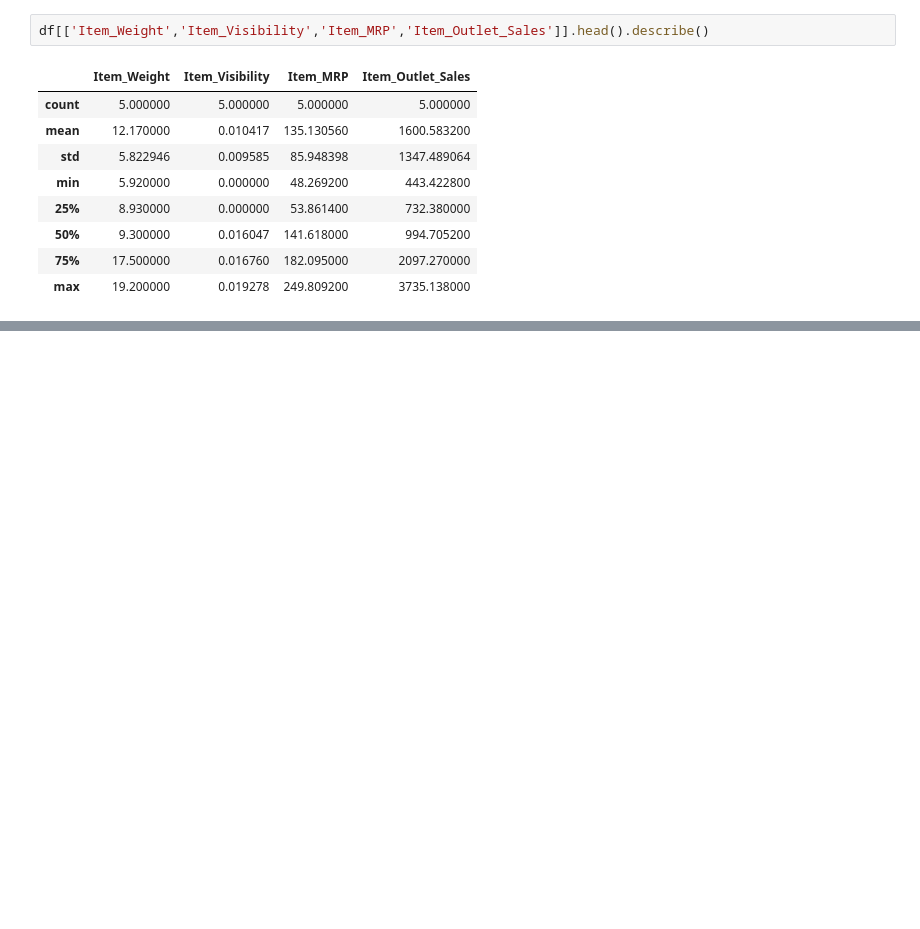
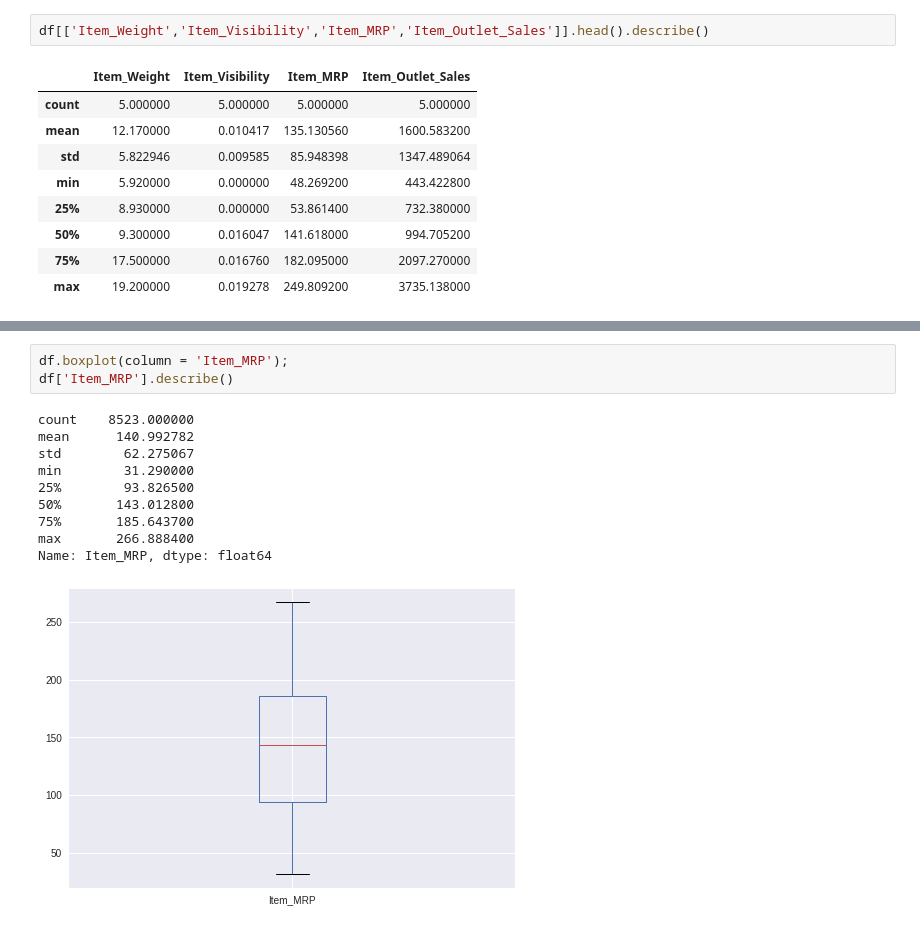
Before and after one commit to robsworld718/food-sales-predictions, a Jupyter notebook: food_sales_predictions.ipynb, the cells around one changed output, grey strips where cells are left out. Saved outputs shown, nothing was run; the diff lists cells and outputs as text; blank space fills up the shorter version.

```diff
--- a/food_sales_predictions.ipynb
+++ b/food_sales_predictions.ipynb
@@ -192,0 +343,14 @@ df[['Item_Weight','Item_Visibility','Item_MRP','Item_Outlet_Sales']].head().desc
+# %%
+df.boxplot(column = 'Item_MRP');
+df['Item_MRP'].describe()
+# %% [output]
+count    8523.000000
+mean      140.992782
+std        62.275067
+min        31.290000
+25%        93.826500
+50%       143.012800
+75%       185.643700
+max       266.888400
+Name: Item_MRP, dtype: float64
+[figure, added]
```
Also changed, not shown: parts of 19 cells of this notebook.
